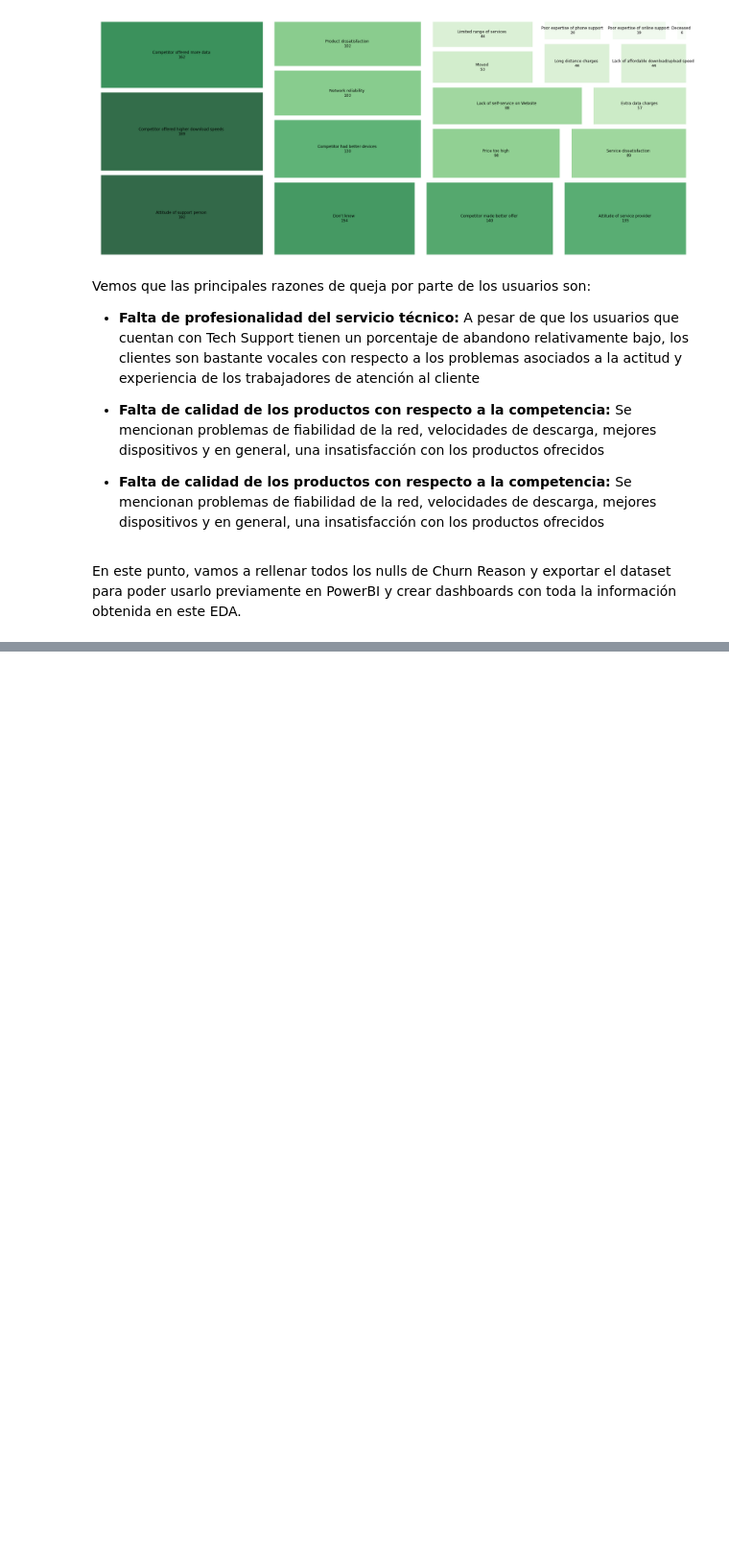
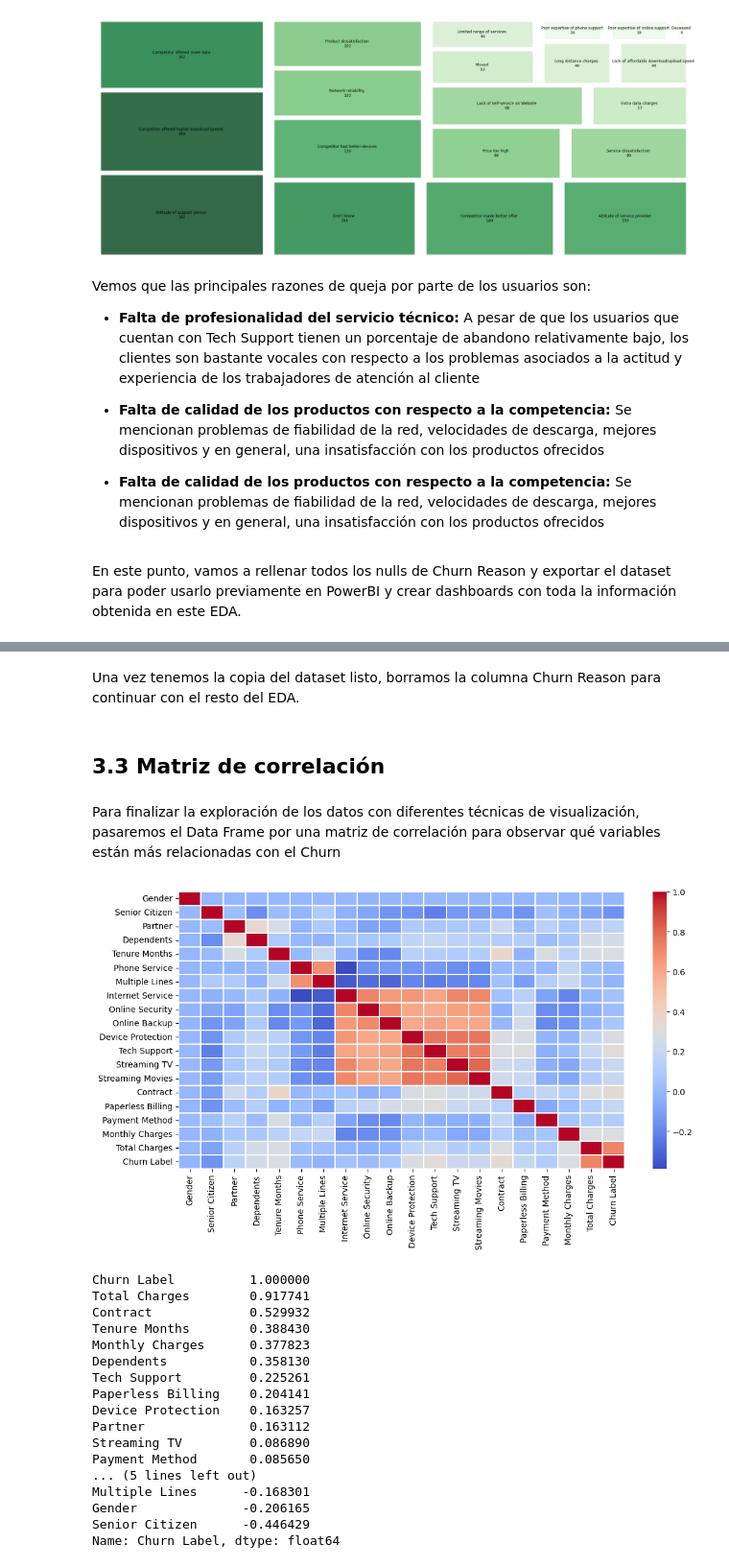
Before and after one commit to angelfergar/ChurnRetention-SP, a Jupyter notebook: notebooks/Exploratory_Analysis.ipynb, the cells around one changed output, grey strips where cells are left out. Shown at 96% size. Cells and saved outputs as stored; diff of their text form; code cells hidden in the pictures; blank space fills up the shorter version.

```diff
--- a/notebooks/Exploratory_Analysis.ipynb
+++ b/notebooks/Exploratory_Analysis.ipynb
@@ -455,0 +487,37 @@ df.to_csv('/content/ChurnRetention-SP/data/clean_customerChurn.csv', index=False
+# %% [markdown]
+Una vez tenemos la copia del dataset listo, borramos la columna Churn Reason para continuar con el resto del EDA.
+# %%
+df.drop(columns='Churn Reason', inplace=True)
+# %% [markdown]
+## 3.3 Matriz de correlación
+# %% [markdown]
+Para finalizar la exploración de los datos con diferentes técnicas de visualización, pasaremos el Data Frame por una matriz de correlación para observar qué variables están más relacionadas con el Churn
+# %%
+plt.figure(figsize=(12, 6))
+# Convertimos las columnas en valores numéricos para calcular la correlación
+corr = df.apply(lambda x: pd.factorize(x)[0]).corr()
+ax = sns.heatmap(corr, xticklabels=corr.columns, yticklabels=corr.columns,
+                 linewidths=.2, cmap="coolwarm")
+plt.show()
+
+correlations = corr.corr()['Churn Label'].sort_values(ascending=False)
+print(correlations)
+# %% [output]
+[figure, added]
+Churn Label          1.000000
+Total Charges        0.917741
+Contract             0.529932
+Tenure Months        0.388430
+Monthly Charges      0.377823
+Dependents           0.358130
+Tech Support         0.225261
+Paperless Billing    0.204141
+Device Protection    0.163257
+Partner              0.163112
+Streaming TV         0.086890
+Payment Method       0.085650
+... (5 lines left out)
+Multiple Lines      -0.168301
+Gender              -0.206165
+Senior Citizen      -0.446429
+Name: Churn Label, dtype: float64
```
Also changed, not shown: parts of 16 cells of this notebook.
